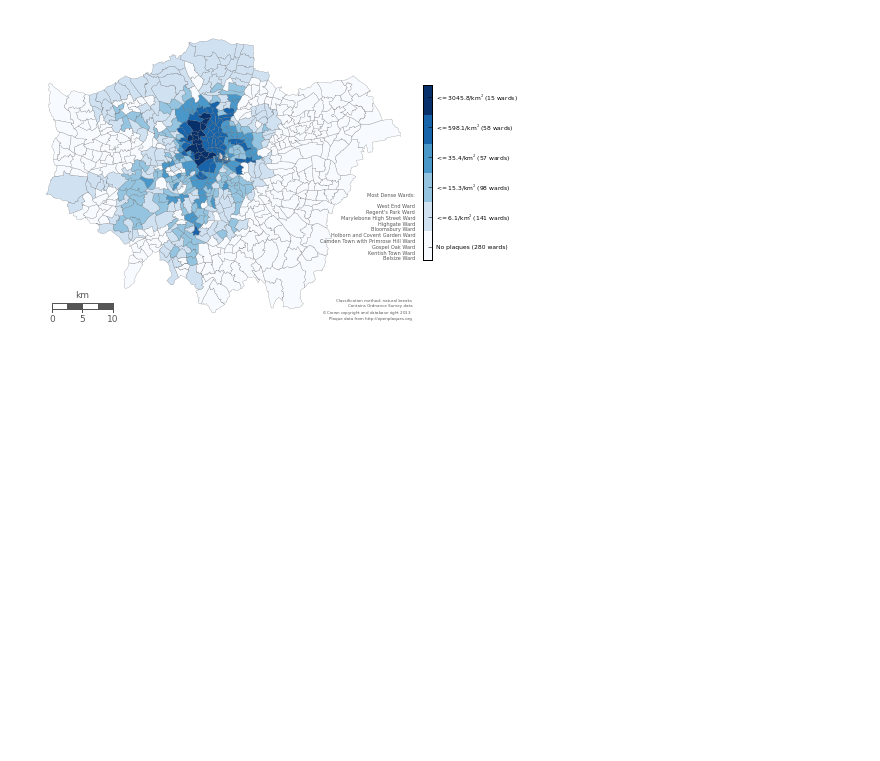
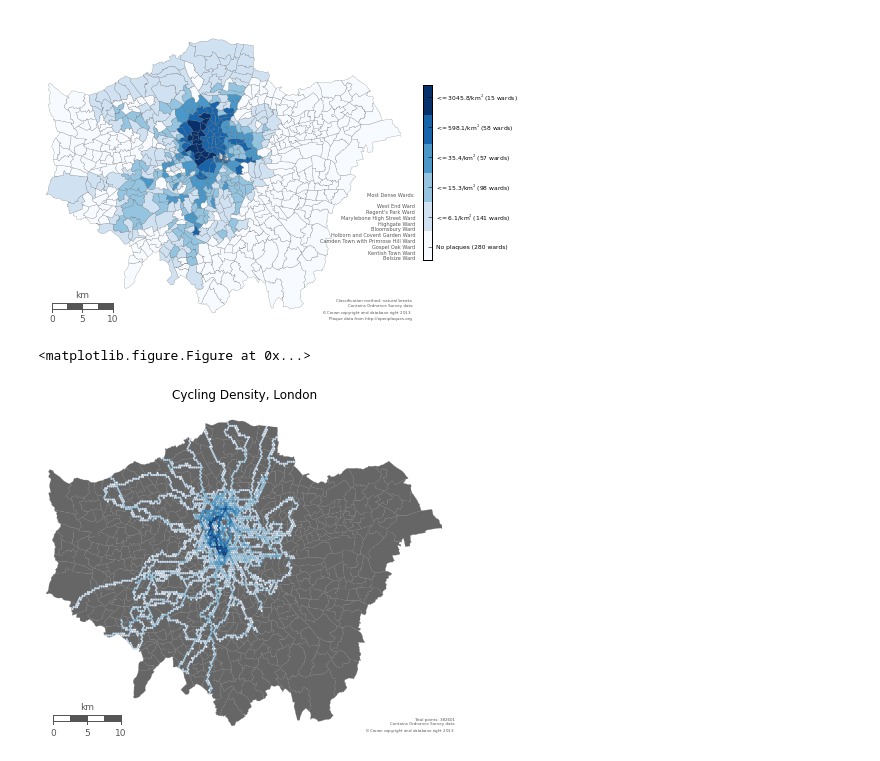
Before and after one commit to ofenton/ofenton, a Jupyter notebook: ipython/notebooks/cycling_london.ipynb, the cells around one changed output. Drawn from its saved outputs; the diff is of its cells as text; code cells hidden in the pictures; blank space fills up the shorter version.

```diff
--- a/ipython/notebooks/cycling_london.ipynb
+++ b/ipython/notebooks/cycling_london.ipynb
@@ -240,3 +256,66 @@ plt.show()
 # %% [output]
 <matplotlib.figure.Figure at 0x...>
 [figure]
+# %%
+# draw ward patches from polygons
+df_map['patches'] = df_map['poly'].map(lambda x: PolygonPatch(
+    x, fc='#555555', ec='#787878', lw=.25, alpha=.9, zorder=0))
+
+plt.clf()
+fig = plt.figure()
+ax = fig.add_subplot(111, axisbg='w', frame_on=False)
+
+# plot boroughs by adding the PatchCollection to the axes instance
+ax.add_collection(PatchCollection(df_map['patches'].values, match_original=True))
+
+df_london = df[
+   (df['lon'] >= ll[0]) &
+   (df['lon'] <= ur[0]) &
+   (df['lat'] >= ll[1]) &
+   (df['lat'] <= ur[1])
+]
+
+lon_ldn = df_london.lon.values
+lat_ldn = df_london.lat.values
+
+# the mincnt argument only shows cells with a value >= 1
+# hexbin wants np arrays, not plain lists
+hx = m.hexbin(
+    np.array([geom.x for geom in ldn_points]),
+    np.array([geom.y for geom in ldn_points]),
+    gridsize=125,
+    bins='log',
+    mincnt=1,
+    edgecolor='none',
+    alpha=1.,
+    lw=0.2,
+    cmap=plt.get_cmap('Blues'))
+
+# copyright and source data info
+smallprint = ax.text(
+    1.03, 0,
+    'Total points: %s\nContains Ordnance Survey data\n$\copyright$ Crown copyright and database right 2013' % len(ldn_points),
+    ha='right', va='bottom',
+    size=4,
+    color='#555555',
+    transform=ax.transAxes
+)
+
+# Draw a map scale
+m.drawmapscale(
+    coords[0] + 0.08, coords[1] + 0.015,
+    coords[0], coords[1],
+    10.,
+    barstyle='fancy', labelstyle='simple',
+    fillcolor1='w', fillcolor2='#555555',
+    fontcolor='#555555',
+    zorder=5
+)
+plt.title("Cycling Density, London")
+plt.tight_layout()
+fig.set_size_inches(8.47, 5.25)
+plt.savefig('data/london_cycling_kde.png', dpi=300, alpha=True)
+plt.show()
+# %% [output]
+<matplotlib.figure.Figure at 0x...>
+[figure, added]
```
Also changed, not shown: parts of 1 cell of this notebook, 5 other files.
